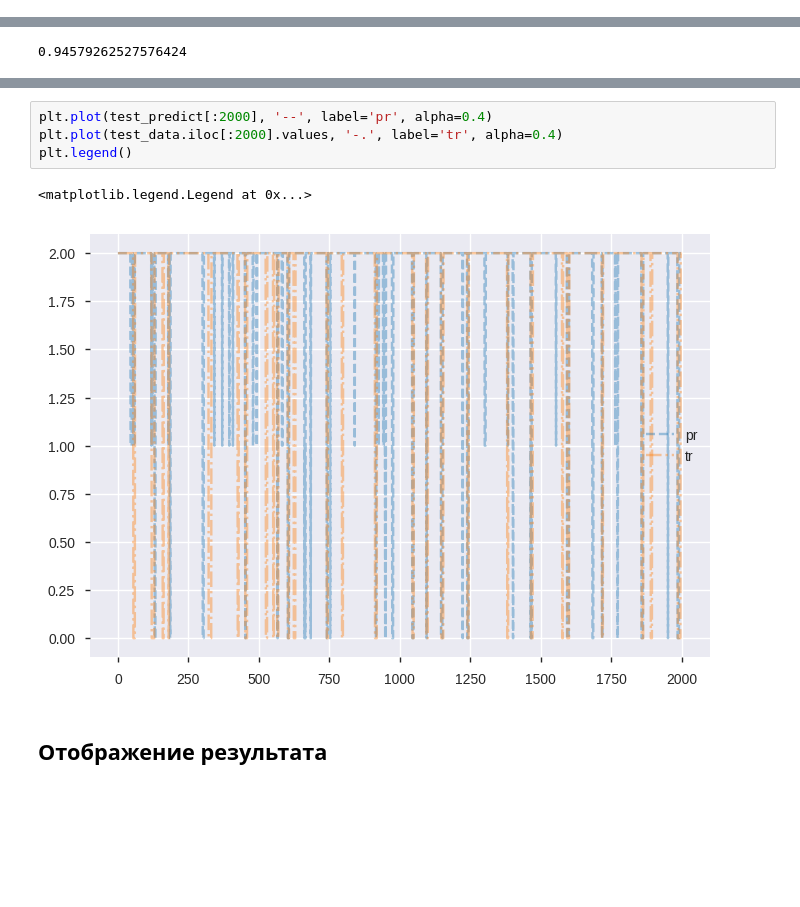
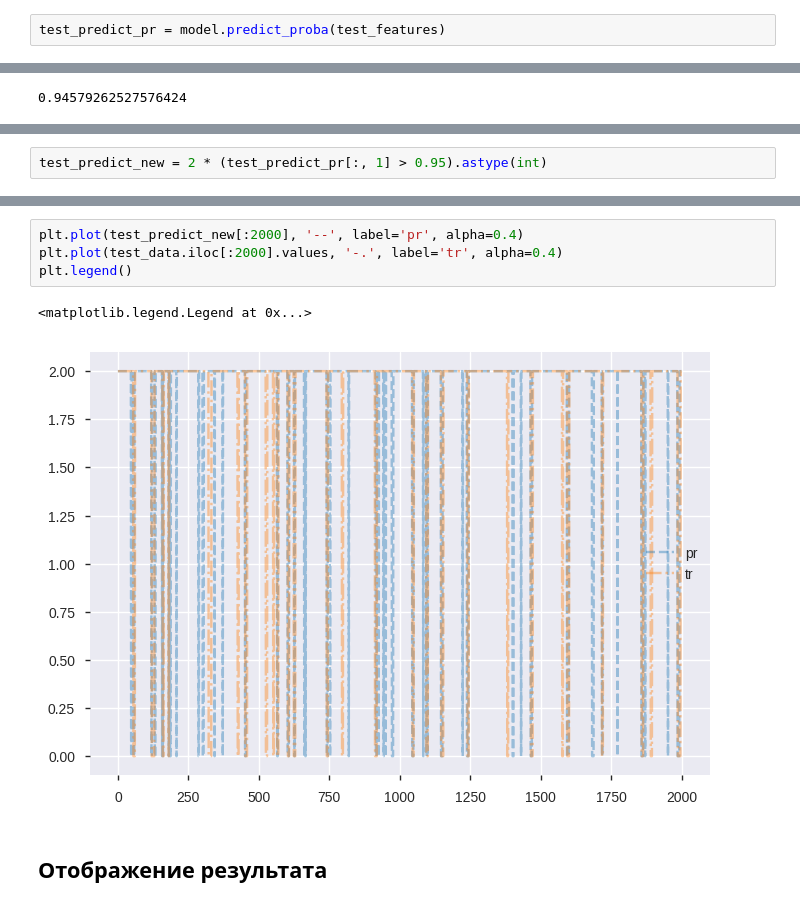
Before and after one commit to EvgenyKashin/SpeechRectification, a Jupyter notebook: notebooks/AudioFeaturesClassificationFixedLength.ipynb, the cells around one changed output, grey strips where cells are left out. Drawn from its saved outputs; the diff is of its cells as text; blank space fills up the shorter version.

```diff
--- a/notebooks/AudioFeaturesClassificationFixedLength.ipynb
+++ b/notebooks/AudioFeaturesClassificationFixedLength.ipynb
@@ -432,3 +384,5 @@ test_features = pd.DataFrame([extract_feature(x) for x in test_samples])
 test_features = test_features[X_df.columns]
 # %%
 test_predict = model.predict(test_features)
+# %%
+test_predict_pr = model.predict_proba(test_features)
@@ -452,0 +420,2 @@ avg / total       0.94      0.94      0.94      6346
+# %%
+test_predict_new = 2 * (test_predict_pr[:, 1] > 0.95).astype(int)
@@ -453,10 +431,10 @@ avg / total       0.94      0.94      0.94      6346
 # %%
-plt.plot(test_predict[:2000], '--', label='pr', alpha=0.4)
+plt.plot(test_predict_new[:2000], '--', label='pr', alpha=0.4)
 plt.plot(test_data.iloc[:2000].values, '-.', label='tr', alpha=0.4)
 plt.legend()
 # %% [output]
 <matplotlib.legend.Legend at 0x...>
-[figure, old version]
+[figure, new version]
 # %% [markdown]
 ## Отображение результата
 # %%
```
Also changed, not shown: parts of 29 cells of this notebook.
